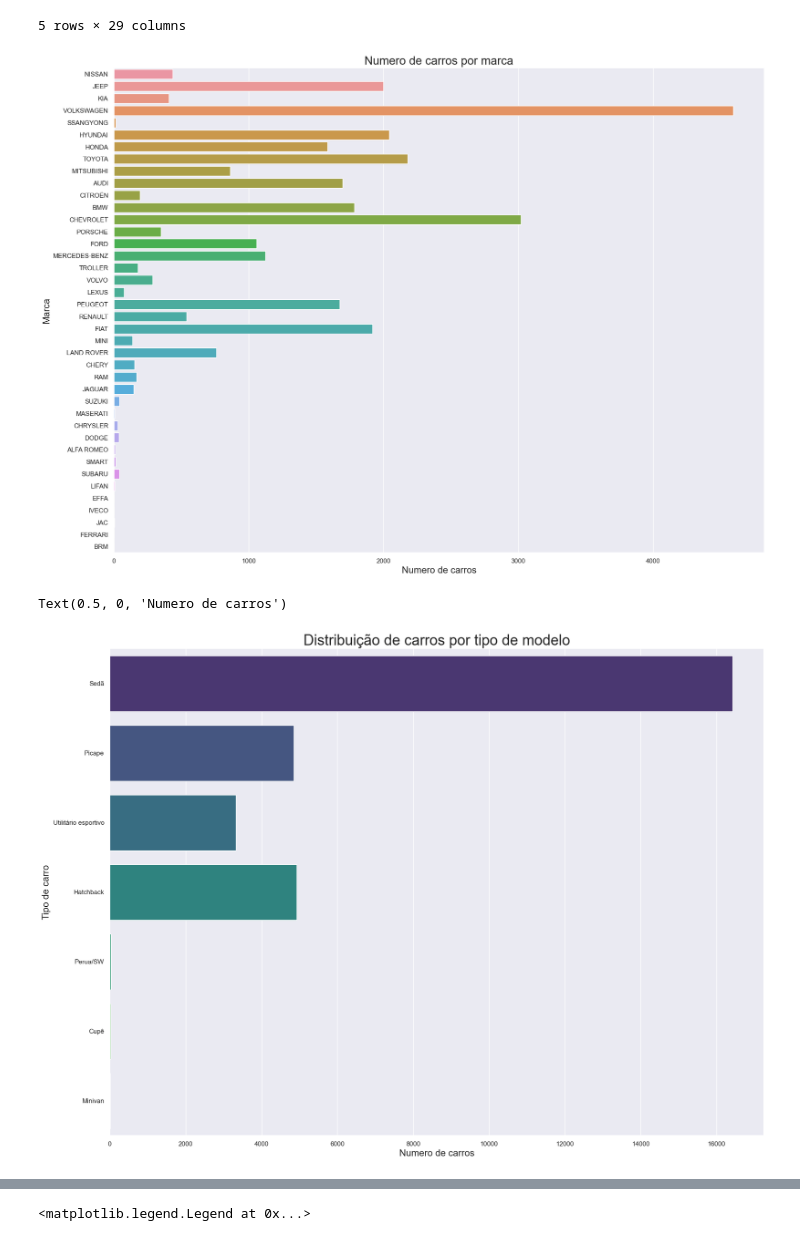
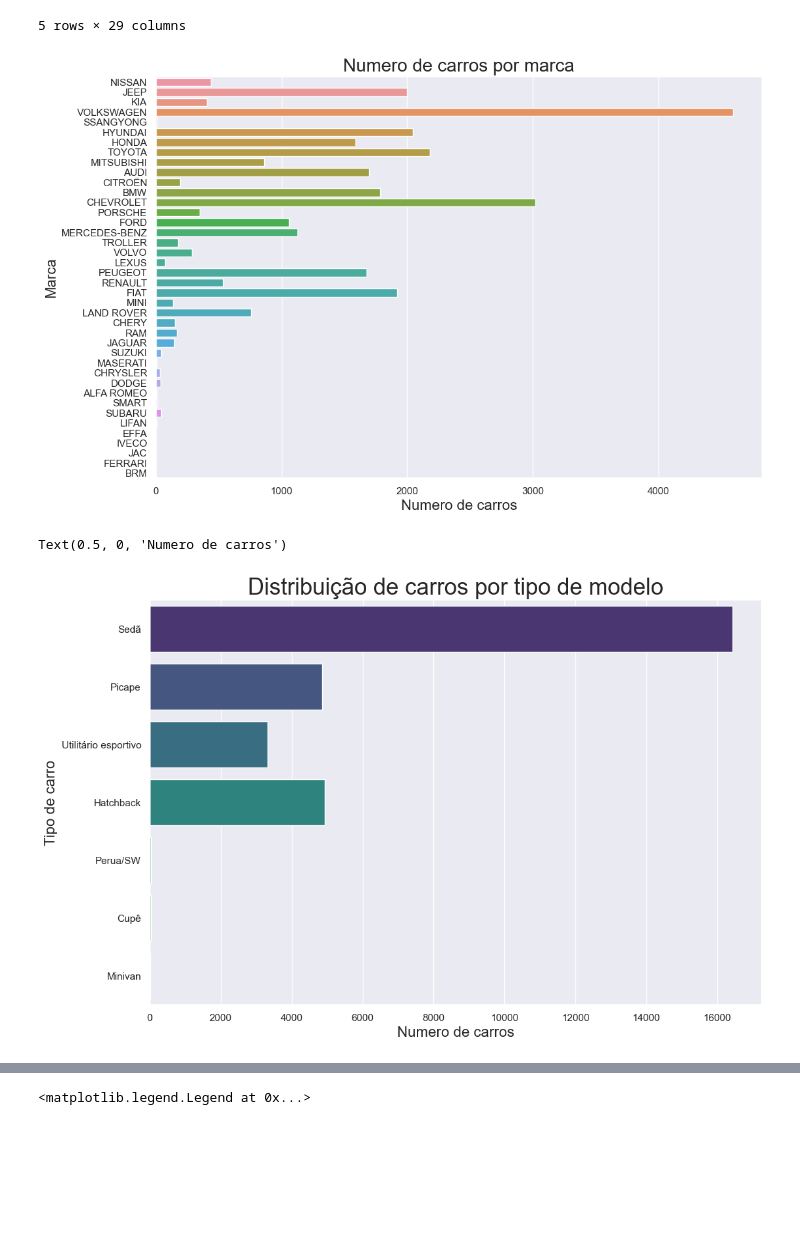
Before and after one commit to marcostrivelato/desafio-lighthouse, a Jupyter notebook: relatório-estatisticas.ipynb, the cells around one changed output, grey strips where cells are left out. Saved outputs shown, nothing was run; the diff lists cells and outputs as text; code cells hidden in the pictures; blank space fills up the shorter version.

```diff
--- a/relatório-estatisticas.ipynb
+++ b/relatório-estatisticas.ipynb
@@ -18,23 +18,23 @@ df.head()
 | 4 | 338980975753200343894519909855598... | 8.0 | SSANGYONG | KORANDO | 2.0 GLS 4X4 16V TURBO DIESEL 4P A... | 2013 | 2015 | 71491 | Automática | ... |
 5 rows × 29 columns
 # %%
-plt.figure(figsize = (20, 15))
+plt.figure(figsize = (12, 8))
 sns.countplot(y = df.marca)
 plt.title("Numero de carros por marca", fontsize = 20)
 plt.ylabel("Marca", fontsize = 16)
 plt.xlabel("Numero de carros", fontsize = 16)
 plt.show()
 # %% [output]
-[figure, old version]
+[figure, new version]
 # %%
 sns.set()
-plt.figure(figsize=(20, 15))
+plt.figure(figsize=(12, 8))
 graph = sns.countplot(y=df['tipo'], palette = 'viridis')
 graph.set_title("Distribuição de carros por tipo de modelo", fontsize = 25)
 graph.set_ylabel("Tipo de carro", fontsize = 16)
 graph.set_xlabel("Numero de carros", fontsize = 16)
 # %% [output]
 Text(0.5, 0, 'Numero de carros')
-[figure, old version]
+[figure, new version]
 # %%
 sns.set()
```
Also changed, not shown: parts of 11 cells of this notebook, 2 other files.
